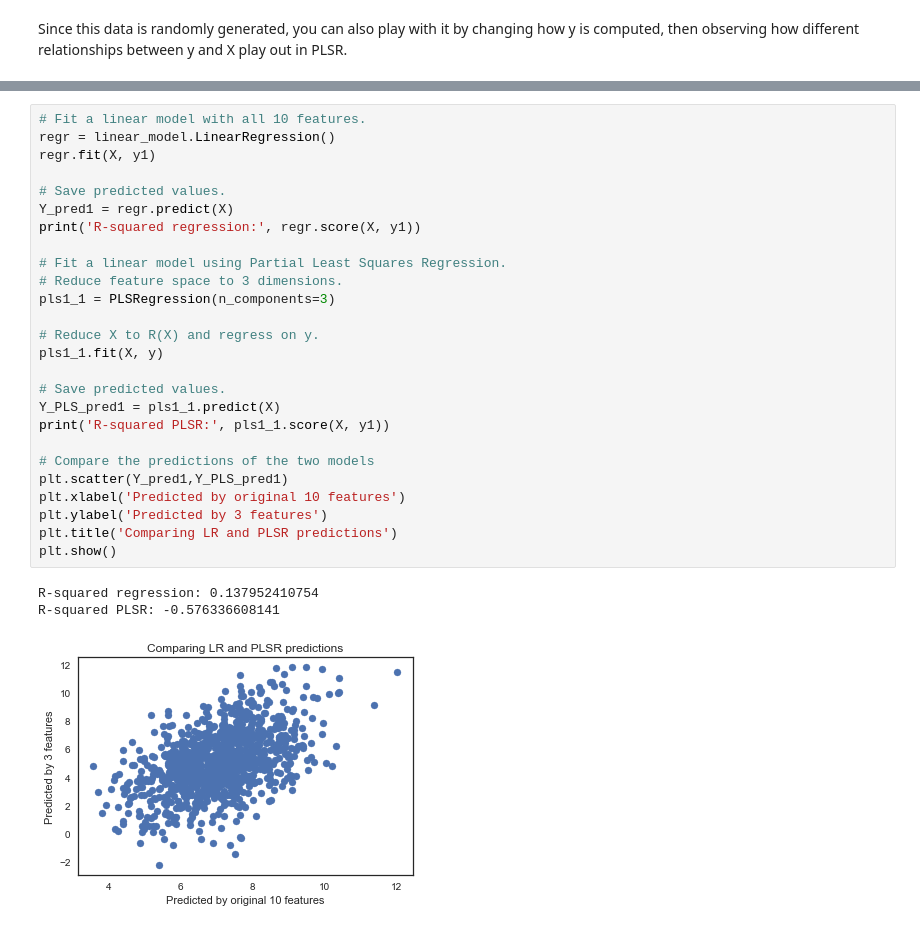
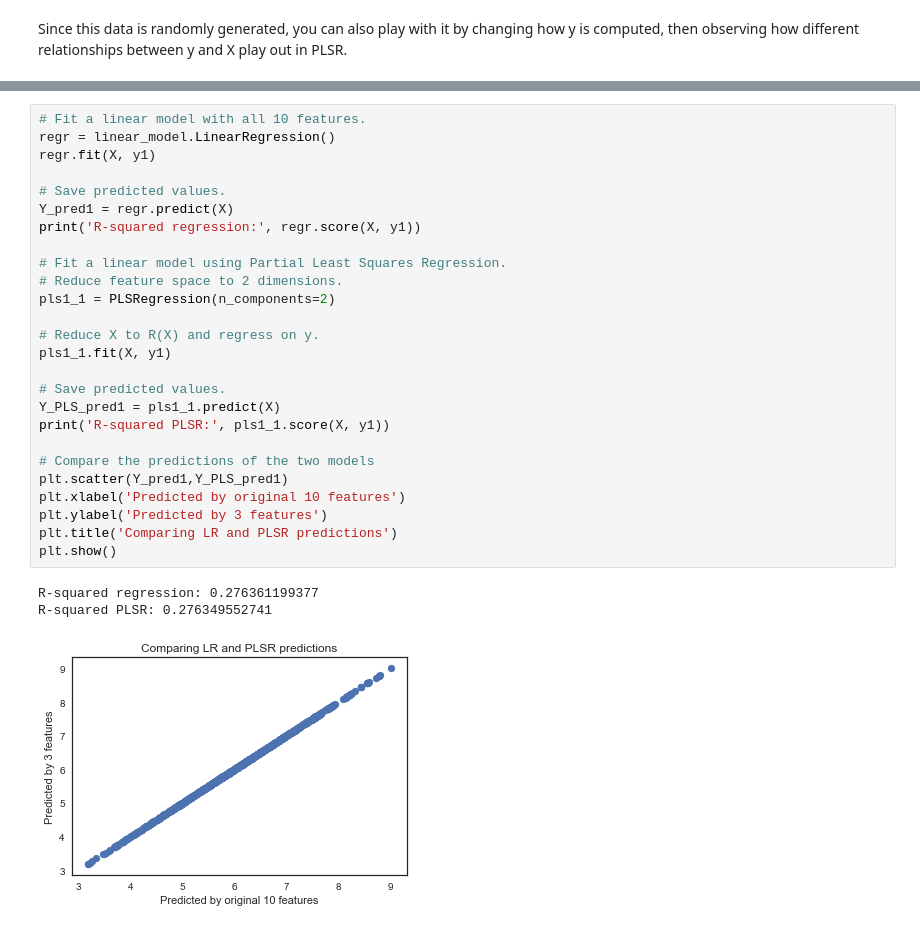
Before and after one commit to mguemon/Thinkful-, a Jupyter notebook: Drill3_EvaluatingLinearRegression.ipynb, the cells around one changed output, grey strips where cells are left out. Cells and saved outputs as stored; diff of their text form.

```diff
--- a/Drill3_EvaluatingLinearRegression.ipynb
+++ b/Drill3_EvaluatingLinearRegression.ipynb
@@ -101,30 +101,30 @@ plt.show()
 # %%
 # Fit a linear model with all 10 features.
 regr = linear_model.LinearRegression()
 regr.fit(X, y1)
 
 # Save predicted values.
 Y_pred1 = regr.predict(X)
 print('R-squared regression:', regr.score(X, y1))
 
 # Fit a linear model using Partial Least Squares Regression.
-# Reduce feature space to 3 dimensions.
-pls1_1 = PLSRegression(n_components=3)
+# Reduce feature space to 2 dimensions.
+pls1_1 = PLSRegression(n_components=2)
 
 # Reduce X to R(X) and regress on y.
-pls1_1.fit(X, y)
+pls1_1.fit(X, y1)
 
 # Save predicted values.
 Y_PLS_pred1 = pls1_1.predict(X)
 print('R-squared PLSR:', pls1_1.score(X, y1))
 
 # Compare the predictions of the two models
 plt.scatter(Y_pred1,Y_PLS_pred1)
 plt.xlabel('Predicted by original 10 features')
 plt.ylabel('Predicted by 3 features')
 plt.title('Comparing LR and PLSR predictions')
 plt.show()
 # %% [output]
-R-squared regression: 0.137952410754
-R-squared PLSR: -0.576336608141
+R-squared regression: 0.276361199377
+R-squared PLSR: 0.276349552741
-[figure, old version]
+[figure, new version]
```
Also changed, not shown: parts of 5 cells of this notebook.
